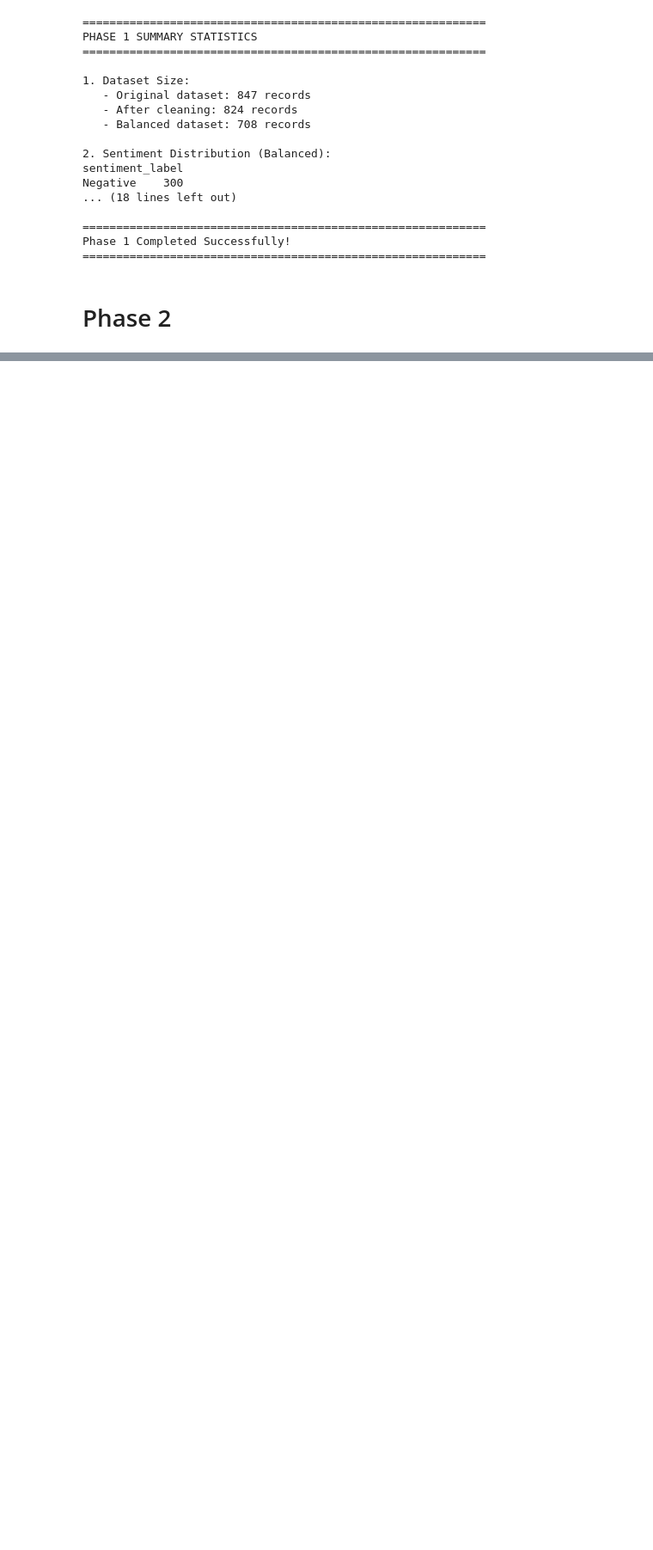
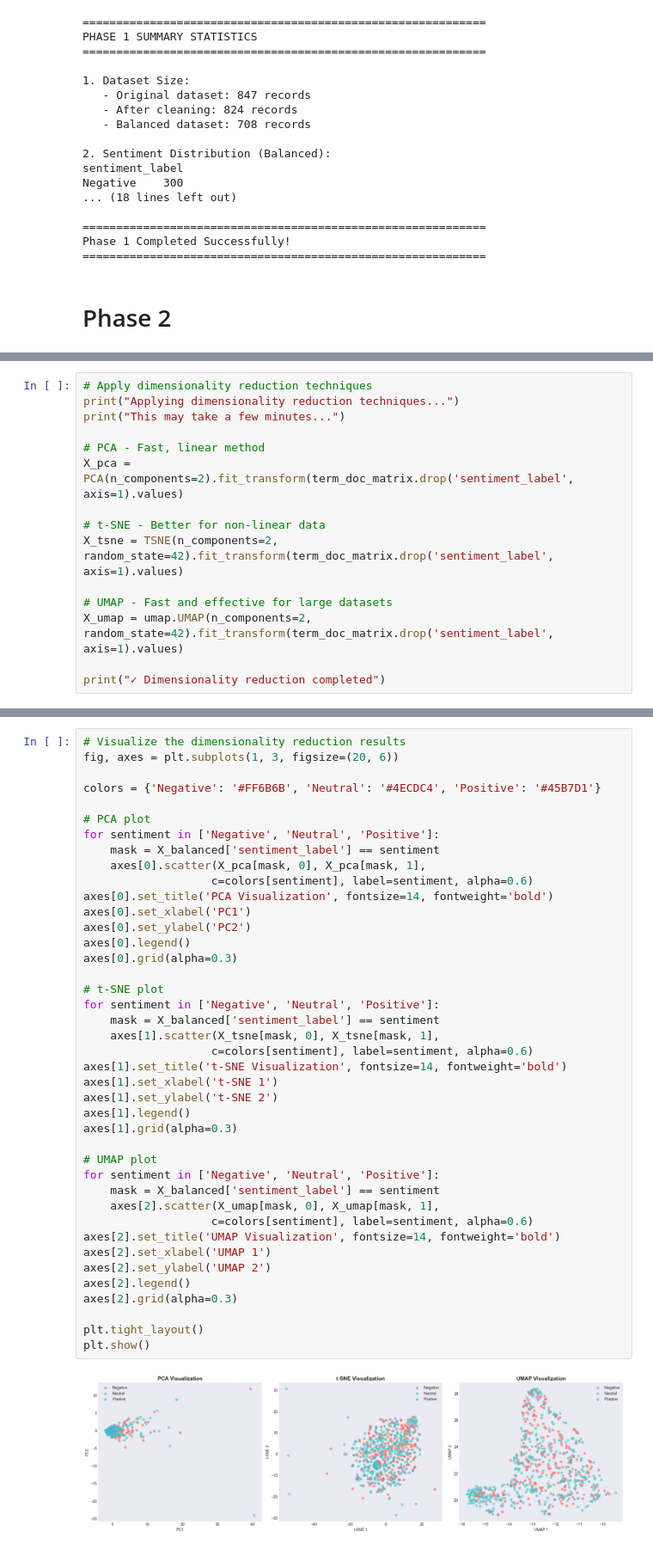
Before and after one commit to kangjwme/DM2025-Lab1-Exercise, a Jupyter notebook: DM2025-Lab1-Homework.ipynb, the cells around one changed output, grey strips where cells are left out. Shown at 86% size. Drawn from its saved outputs; the diff is of its cells as text; blank space fills up the shorter version.

```diff
--- a/DM2025-Lab1-Homework.ipynb
+++ b/DM2025-Lab1-Homework.ipynb
@@ -656,0 +674,15 @@ Phase 1 Completed Successfully!
+# %%
+# Apply dimensionality reduction techniques
+print("Applying dimensionality reduction techniques...")
+print("This may take a few minutes...")
+
+# PCA - Fast, linear method
+X_pca = PCA(n_components=2).fit_transform(term_doc_matrix.drop('sentiment_label', axis=1).values)
+
+# t-SNE - Better for non-linear data
+X_tsne = TSNE(n_components=2, random_state=42).fit_transform(term_doc_matrix.drop('sentiment_label', axis=1).values)
+
+# UMAP - Fast and effective for large datasets
+X_umap = umap.UMAP(n_components=2, random_state=42).fit_transform(term_doc_matrix.drop('sentiment_label', axis=1).values)
+
+print("✓ Dimensionality reduction completed")
@@ -656,0 +693,43 @@ Phase 1 Completed Successfully!
+# %%
+# Visualize the dimensionality reduction results
+fig, axes = plt.subplots(1, 3, figsize=(20, 6))
+
+colors = {'Negative': '#FF6B6B', 'Neutral': '#4ECDC4', 'Positive': '#45B7D1'}
+
+# PCA plot
+for sentiment in ['Negative', 'Neutral', 'Positive']:
+    mask = X_balanced['sentiment_label'] == sentiment
+    axes[0].scatter(X_pca[mask, 0], X_pca[mask, 1],
+                   c=colors[sentiment], label=sentiment, alpha=0.6)
+axes[0].set_title('PCA Visualization', fontsize=14, fontweight='bold')
+axes[0].set_xlabel('PC1')
+axes[0].set_ylabel('PC2')
+axes[0].legend()
+axes[0].grid(alpha=0.3)
+
+# t-SNE plot
+for sentiment in ['Negative', 'Neutral', 'Positive']:
+    mask = X_balanced['sentiment_label'] == sentiment
+    axes[1].scatter(X_tsne[mask, 0], X_tsne[mask, 1],
+                   c=colors[sentiment], label=sentiment, alpha=0.6)
+axes[1].set_title('t-SNE Visualization', fontsize=14, fontweight='bold')
+axes[1].set_xlabel('t-SNE 1')
+axes[1].set_ylabel('t-SNE 2')
+axes[1].legend()
+axes[1].grid(alpha=0.3)
+
+# UMAP plot
+for sentiment in ['Negative', 'Neutral', 'Positive']:
+    mask = X_balanced['sentiment_label'] == sentiment
+    axes[2].scatter(X_umap[mask, 0], X_umap[mask, 1],
+                   c=colors[sentiment], label=sentiment, alpha=0.6)
+axes[2].set_title('UMAP Visualization', fontsize=14, fontweight='bold')
+axes[2].set_xlabel('UMAP 1')
+axes[2].set_ylabel('UMAP 2')
+axes[2].legend()
+axes[2].grid(alpha=0.3)
+
+plt.tight_layout()
+plt.show()
+# %% [output]
+[figure, added]
```
Also changed, not shown: parts of 20 cells of this notebook, 4 other files.
